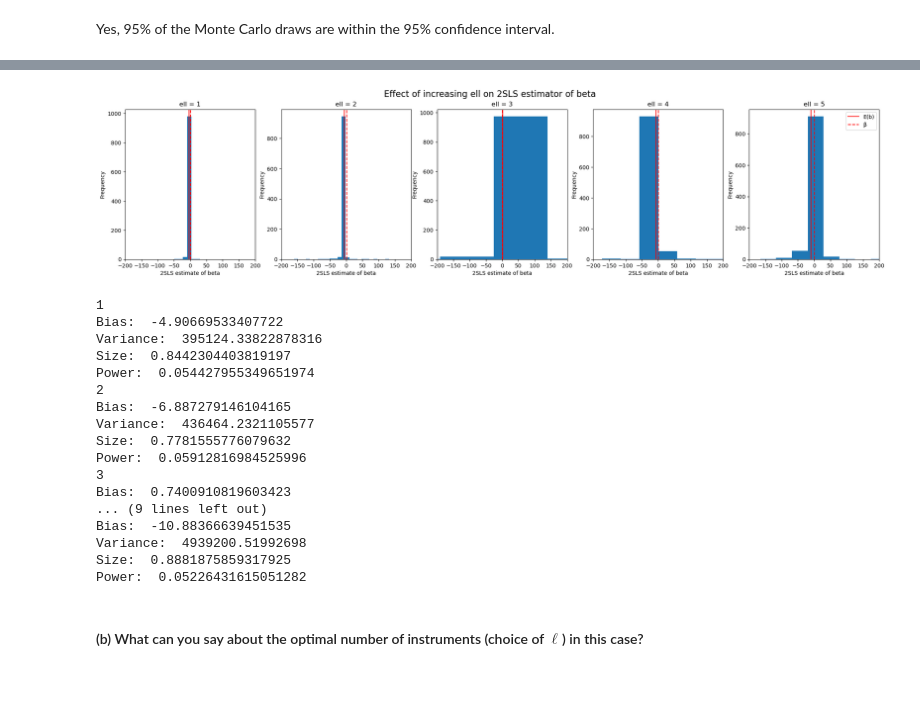
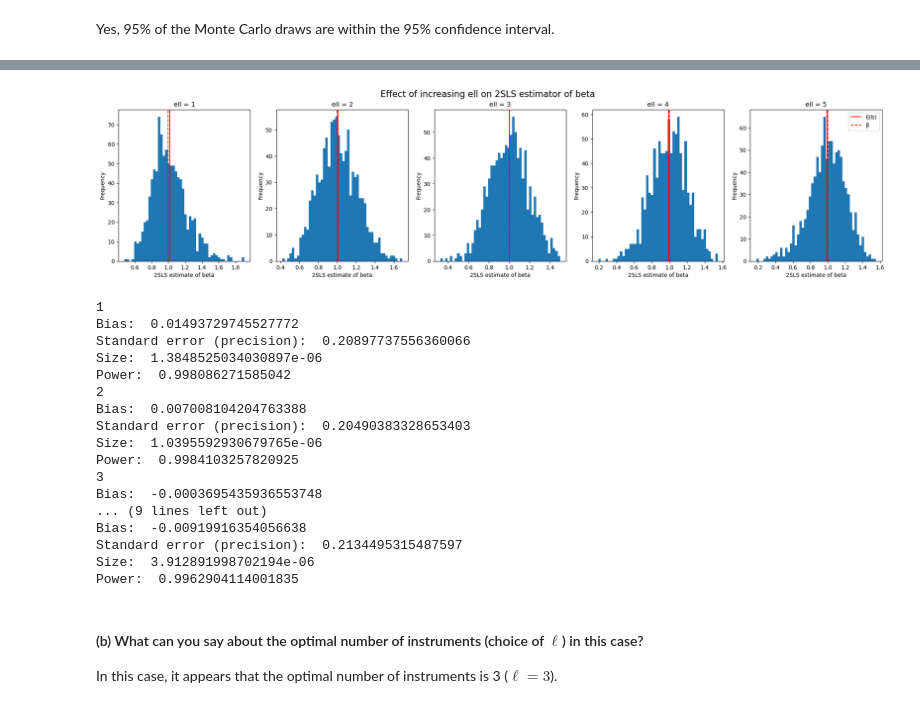
Before and after one commit to eleanor-adachi/ARE212_Materials, a Jupyter notebook: Assignments/assignment2/assignment2_ea.ipynb, the cells around one changed output, grey strips where cells are left out. Cells and saved outputs as stored; diff of their text form; code cells hidden in the pictures; blank space fills up the shorter version.

Commit message:
fixed weak instruments problem

```diff
--- a/Assignments/assignment2/assignment2_ea.ipynb
+++ b/Assignments/assignment2/assignment2_ea.ipynb
@@ -347,8 +347,8 @@ def two_sls(y, x, Z):
     xb_df = xb_df.rename(columns={0:'y'})
     e = y - xb_df
     s2 = (e.T@e)/(len(y)-1)
-    vb = e.var().iloc[0]*inv(x_hat.T@x_hat)
-#     vb = s2*inv(x_hat.T@x_hat) # why so different??
+#     vb = e.var().iloc[0]*inv(x_hat.T@x_hat) # why so different??
+    vb = s2*inv(x_hat.T@x_hat) # matches Anna's code
     seb = np.sqrt(np.diag(vb))
 
     # Store in DataFrame
@@ -463,17 +476,14 @@ Yes, 95% of the Monte Carlo draws are within the 95% confidence interval.
 # %%
-beta = 1
-pi_ls = [1, 0.1, 0.01]
-
-results_dict = {}
 fig, axs = plt.subplots(1, len(pi_ls), figsize=(15, 5))
 fig.suptitle('Effect of decreasing pi on 2SLS estimator of beta', fontsize=16)
 for i in range(len(pi_ls)):
     pi = pi_ls[i]
-    results = simulator(N, 10000, beta, pi, weak_dgp)
-    results_dict[pi] = results
-    axs[i].hist(results['b'], bins=50)
+    results = results_dict[pi]
+    axs[i].hist(results['b'], bins=100)
     axs[i].axvline(x=results['b'].mean(), color='r', label='E(b)')
     axs[i].axvline(x=beta, color='r', linestyle='--', label='β')
+    if pi == 0.01:
+        axs[i].set_xlim([-500, 500])
     axs[i].set_xlabel('2SLS estimate of beta')
     axs[i].set_ylabel('Frequency')
     axs[i].title.set_text('pi = '+str(pi))
@@ -616,8 +637,8 @@ def two_sls(y, x, Z):
     xb_df = xb_df.rename(columns={0:'y'})
     e = y - xb_df
     s2 = (e.T@e)/(len(y)-1)
-    vb = e.var().iloc[0]*inv(x_hat.T@x_hat)
-#     vb = s2*inv(x_hat.T@x_hat) # why so different??
+#     vb = e.var().iloc[0]*inv(x_hat.T@x_hat) # why so different??
+    vb = s2*inv(x_hat.T@x_hat) # matches Anna's code
     seb = np.sqrt(np.diag(vb))
 
     # Store in DataFrame
@@ -635,7 +656,10 @@ def seq_simulator(N, n, beta, ell, dgp):
         y, x, Z =  dgp(n, beta, ell)
         b, seb = two_sls(y, x, Z)
         results0 = pd.concat([b, seb], axis=1)
-        results = pd.concat([results, results0], axis=0)
+        if results.empty:
+            results = results0.copy()
+        else:
+            results = pd.concat([results, results0], axis=0)
 
     return results
 
@@ -659,27 +685,36 @@ plt.legend()
+# %%
+# generate results
+
+np.random.seed(1234)
+beta = 1
+ell_ls = [1, 2, 3, 4, 5]
+
+results_dict = {}
+for ell in ell_ls:
+    results = seq_simulator(N, 10000, beta, ell, seq_dgp)
+    results_dict[ell] = results
 # %%
-np.random.seed(1234)
-beta = 1
-ell_ls = [1, 2, 3, 4, 5]
+# plot results
 
-results_dict = {}
 fig, axs = plt.subplots(1, len(ell_ls), figsize=(5*len(ell_ls), 5))
 fig.suptitle('Effect of increasing ell on 2SLS estimator of beta', fontsize=16)
 for i in range(len(ell_ls)):
     ell = ell_ls[i]
-    results = seq_simulator(N, 10000, beta, ell, seq_dgp)
-    results_dict[ell] = results
+    results = results_dict[ell]
     axs[i].hist(results['b'], bins=50)
     axs[i].axvline(x=results['b'].mean(), color='r', label='E(b)')
     axs[i].axvline(x=beta, color='r', linestyle='--', label='β')
-    axs[i].set_xlim([-200, 200])
+#     axs[i].set_xlim([-200, 200])
     axs[i].set_xlabel('2SLS estimate of beta')
     axs[i].set_ylabel('Frequency')
     axs[i].title.set_text('ell = '+str(ell))
 plt.legend()
 plt.show()
 # %% [output]
-[figure, old version]
+[figure, new version]
 # %%
+# describe the bias and precision of the estimator, and the size and power of a t-test
+
 def estimator_eval(results):
     b_avg = results['b'].mean()
     bias = results['b'].mean() - beta
@@ -688,7 +723,7 @@ def estimator_eval(results):
     se = sd/np.sqrt(len(results))
 
     print('Bias: ', bias)
-    print('Variance: ', var)
+    print('Standard error (precision): ', se)
 
     # Size of two-tailed t-test for beta = 0
     t_score = (b_avg - 0)/se
@@ -710,19 +745,19 @@ for ell in ell_ls:
     bias, var, pval, power = estimator_eval(results_dict[ell])
 # %% [output]
 1
-Bias:  -4.90669533407722
-Variance:  395124.33822878316
-Size:  0.8442304403819197
-Power:  0.054427955349651974
+Bias:  0.01493729745527772
+Standard error (precision):  0.20897737556360066
+Size:  1.3848525034030897e-06
+Power:  0.998086271585042
 2
-Bias:  -6.887279146104165
-Variance:  436464.2321105577
-Size:  0.7781555776079632
-Power:  0.05912816984525996
+Bias:  0.007008104204763388
+Standard error (precision):  0.20490383328653403
+Size:  1.0395592930679765e-06
+Power:  0.9984103257820925
 3
-Bias:  0.7400910819603423
+Bias:  -0.0003695435936553748
 ... (9 lines left out)
-Bias:  -10.88366639451535
-Variance:  4939200.51992698
-Size:  0.8881875859317925
-Power:  0.05226431615051282
+Bias:  -0.00919916354056638
+Standard error (precision):  0.2134495315487597
+Size:  3.912891998702194e-06
+Power:  0.9962904114001835
@@ -732,2 +764,4 @@ Power:  0.05226431615051282
 # %% [markdown]
 #### (b) What can you say about the optimal number of instruments (choice of $\ell$) in this case?
+
+In this case, it appears that the optimal number of instruments is 3 ($\ell = 3$).
```
Also changed, not shown: parts of 23 cells of this notebook.
